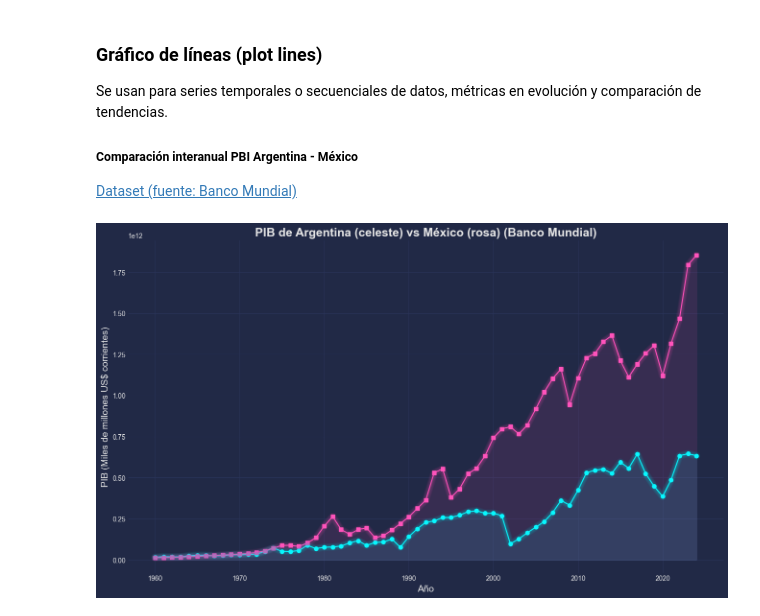
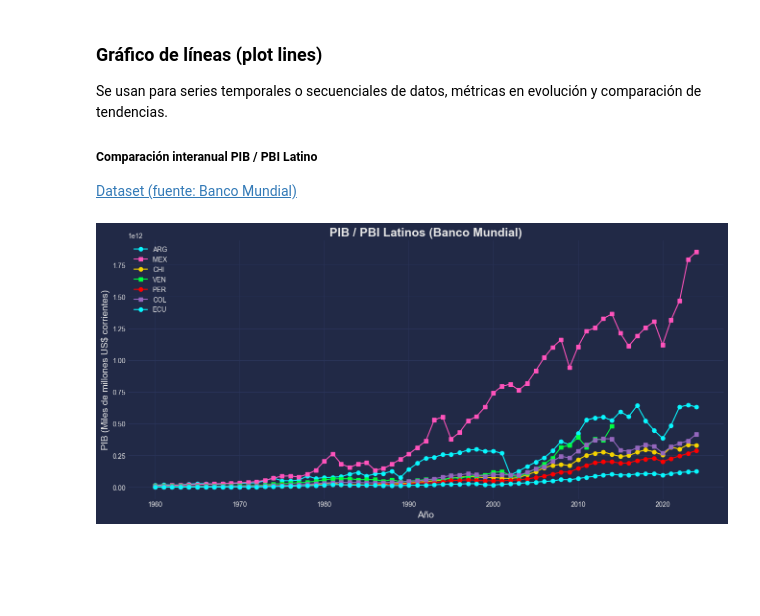
Before and after one commit to julioavantt/teacher_data_science_matplotlib_seaborn, a Jupyter notebook: 1-matplotlib/2-plot_lines.ipynb, the cells around one changed output. Drawn from its saved outputs; the diff is of its cells as text; code cells hidden in the pictures; blank space fills up the shorter version.

```diff
--- a/1-matplotlib/2-plot_lines.ipynb
+++ b/1-matplotlib/2-plot_lines.ipynb
@@ -2,39 +2,51 @@
 ### Gráfico de líneas (plot lines)
 Se usan para series temporales o secuenciales de datos, métricas en evolución y comparación de tendencias.
 
-##### Comparación interanual PBI Argentina - México
+##### Comparación interanual PIB / PBI Latino
 [Dataset (fuente: Banco Mundial)](https://data.worldbank.org/indicator/NY.GDP.MKTP.CD)
 # %%
 import pandas as pd
 import matplotlib.pyplot as plt
 import mplcyberpunk
 
 #! Dataframe
 exclude_cols = ['Country Name', 'Indicator Name', 'Indicator Code']
 df = pd.read_csv('data/pbi_world_bank.csv', usecols=lambda col: col not in exclude_cols, skiprows=4)
-df = df[df["Country Code"].isin(["ARG", "MEX"])]
+df = df[df["Country Code"].isin(["ARG", "MEX", "ECU", "PER", "COL", "CHL", "VEN"])]
 
 df_apilado = df.set_index('Country Code').stack().reset_index()
 df_apilado.columns = ['Country Code', 'Year', 'Value']
 df_apilado['Year'] = pd.to_numeric(df_apilado['Year'])
 df_apilado['Value'] = pd.to_numeric(df_apilado['Value'], errors='coerce')
 
 arg = df_apilado[df_apilado['Country Code'] == 'ARG']
 mex = df_apilado[df_apilado['Country Code'] == 'MEX']
-
-plt.figure(figsize=(16, 9))
+chi = df_apilado[df_apilado['Country Code'] == 'CHL']
+ven = df_apilado[df_apilado['Country Code'] == 'VEN']
+per = df_apilado[df_apilado['Country Code'] == 'PER']
+col = df_apilado[df_apilado['Country Code'] == 'COL']
+ecu = df_apilado[df_apilado['Country Code'] == 'ECU']
 
 plt.style.use("cyberpunk") #! Template
 
-plt.plot(arg['Year'], arg['Value'], marker='o')
-plt.plot(mex['Year'], mex['Value'], marker='s')
+plt.figure(figsize=(16, 7))
 
-mplcyberpunk.add_glow_effects() #! Efecto de brillo
+plt.plot(arg['Year'], arg['Value'], marker='o', label="ARG")
+plt.plot(mex['Year'], mex['Value'], marker='s', label="MEX")
+plt.plot(chi['Year'], chi['Value'], marker='o', label="CHI")
+plt.plot(ven['Year'], ven['Value'], marker='s', label="VEN")
+plt.plot(per['Year'], per['Value'], marker='o', label="PER")
+plt.plot(col['Year'], col['Value'], marker='s', label="COL")
+plt.plot(ecu['Year'], ecu['Value'], marker='o', label="ECU")
 
-plt.title("PIB de Argentina (celeste) vs México (rosa) (Banco Mundial)", fontsize=18, weight='bold')
+
+#mplcyberpunk.add_glow_effects() #! Efecto de brillo
+
+plt.title("PIB / PBI Latinos (Banco Mundial)", fontsize=18, weight='bold')
 plt.xlabel("Año", fontsize=14)
 plt.ylabel("PIB (Miles de millones US$ corrientes)", fontsize=14)
 
+plt.legend()
 plt.show()
 # %% [output]
-[figure, old version]
+[figure, new version]
```
Also changed, not shown: 4 other files.
